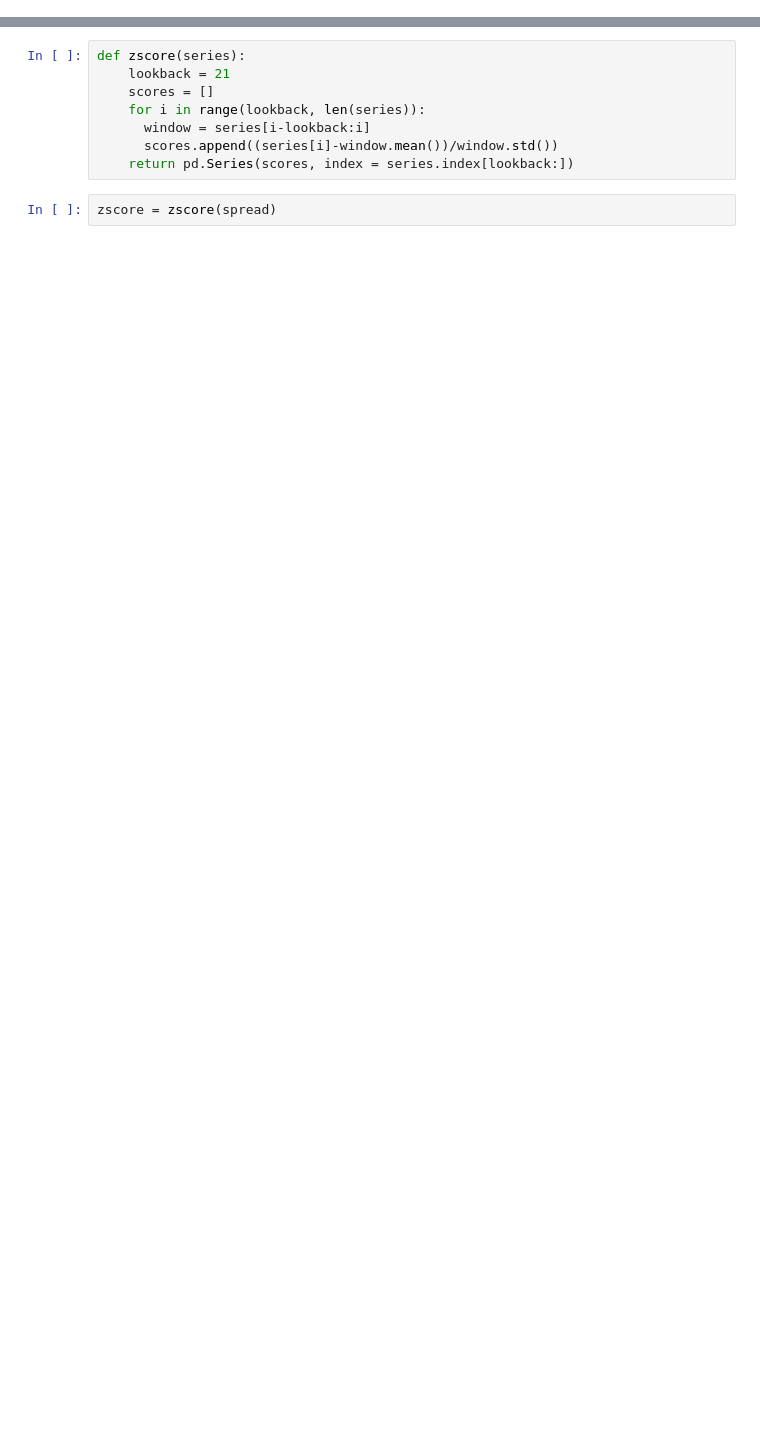
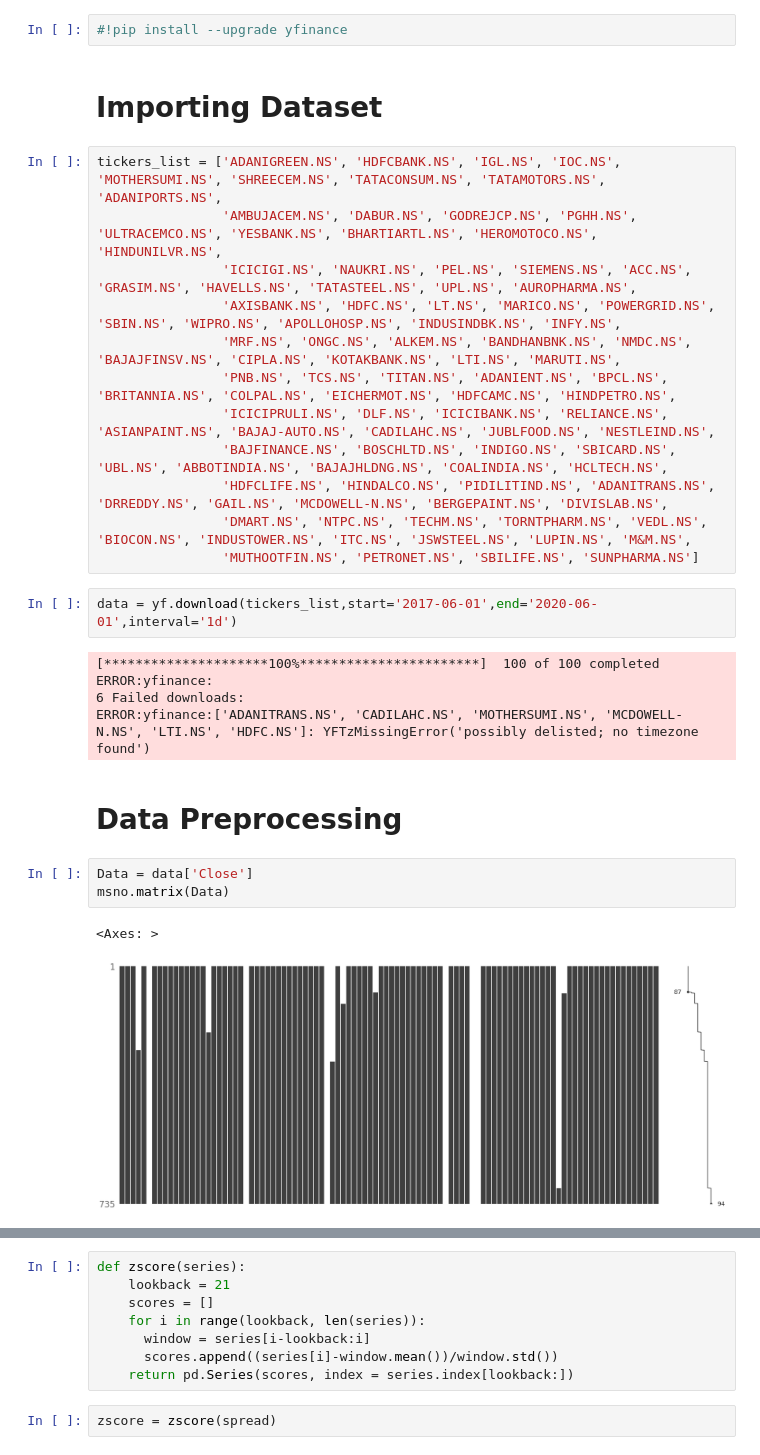
Before and after one commit to kanav-io/Pairs-Trading, a Jupyter notebook: Pairs_Trading.ipynb, the cells around one changed output, grey strips where cells are left out. Drawn from its saved outputs; the diff is of its cells as text; blank space fills up the shorter version.

```diff
--- a/Pairs_Trading.ipynb
+++ b/Pairs_Trading.ipynb
@@ -259,0 +20,31 @@ plt.show()
+# %%
+#!pip install --upgrade yfinance
+# %% [markdown]
+# **Importing Dataset**
+# %%
+tickers_list = ['ADANIGREEN.NS', 'HDFCBANK.NS', 'IGL.NS', 'IOC.NS', 'MOTHERSUMI.NS', 'SHREECEM.NS', 'TATACONSUM.NS', 'TATAMOTORS.NS', 'ADANIPORTS.NS',
+                'AMBUJACEM.NS', 'DABUR.NS', 'GODREJCP.NS', 'PGHH.NS', 'ULTRACEMCO.NS', 'YESBANK.NS', 'BHARTIARTL.NS', 'HEROMOTOCO.NS', 'HINDUNILVR.NS',
+                'ICICIGI.NS', 'NAUKRI.NS', 'PEL.NS', 'SIEMENS.NS', 'ACC.NS', 'GRASIM.NS', 'HAVELLS.NS', 'TATASTEEL.NS', 'UPL.NS', 'AUROPHARMA.NS',
+                'AXISBANK.NS', 'HDFC.NS', 'LT.NS', 'MARICO.NS', 'POWERGRID.NS', 'SBIN.NS', 'WIPRO.NS', 'APOLLOHOSP.NS', 'INDUSINDBK.NS', 'INFY.NS',
+                'MRF.NS', 'ONGC.NS', 'ALKEM.NS', 'BANDHANBNK.NS', 'NMDC.NS', 'BAJAJFINSV.NS', 'CIPLA.NS', 'KOTAKBANK.NS', 'LTI.NS', 'MARUTI.NS',
+                'PNB.NS', 'TCS.NS', 'TITAN.NS', 'ADANIENT.NS', 'BPCL.NS', 'BRITANNIA.NS', 'COLPAL.NS', 'EICHERMOT.NS', 'HDFCAMC.NS', 'HINDPETRO.NS',
+                'ICICIPRULI.NS', 'DLF.NS', 'ICICIBANK.NS', 'RELIANCE.NS', 'ASIANPAINT.NS', 'BAJAJ-AUTO.NS', 'CADILAHC.NS', 'JUBLFOOD.NS', 'NESTLEIND.NS',
+                'BAJFINANCE.NS', 'BOSCHLTD.NS', 'INDIGO.NS', 'SBICARD.NS', 'UBL.NS', 'ABBOTINDIA.NS', 'BAJAJHLDNG.NS', 'COALINDIA.NS', 'HCLTECH.NS',
+                'HDFCLIFE.NS', 'HINDALCO.NS', 'PIDILITIND.NS', 'ADANITRANS.NS', 'DRREDDY.NS', 'GAIL.NS', 'MCDOWELL-N.NS', 'BERGEPAINT.NS', 'DIVISLAB.NS',
+                'DMART.NS', 'NTPC.NS', 'TECHM.NS', 'TORNTPHARM.NS', 'VEDL.NS', 'BIOCON.NS', 'INDUSTOWER.NS', 'ITC.NS', 'JSWSTEEL.NS', 'LUPIN.NS', 'M&M.NS',
+                'MUTHOOTFIN.NS', 'PETRONET.NS', 'SBILIFE.NS', 'SUNPHARMA.NS']
+# %%
+data = yf.download(tickers_list,start='2017-06-01',end='2020-06-01',interval='1d')
+# %% [output]
+[*********************100%***********************]  100 of 100 completed
+ERROR:yfinance:
+6 Failed downloads:
+ERROR:yfinance:['ADANITRANS.NS', 'CADILAHC.NS', 'MOTHERSUMI.NS', 'MCDOWELL-N.NS', 'LTI.NS', 'HDFC.NS']: YFTzMissingError('possibly delisted; no timezone found')
+# %% [markdown]
+# **Data Preprocessing**
+# %%
+Data = data['Close']
+msno.matrix(Data)
+# %% [output]
+<Axes: >
+[figure, added]
```
Also changed, not shown: parts of 81 cells of this notebook.
